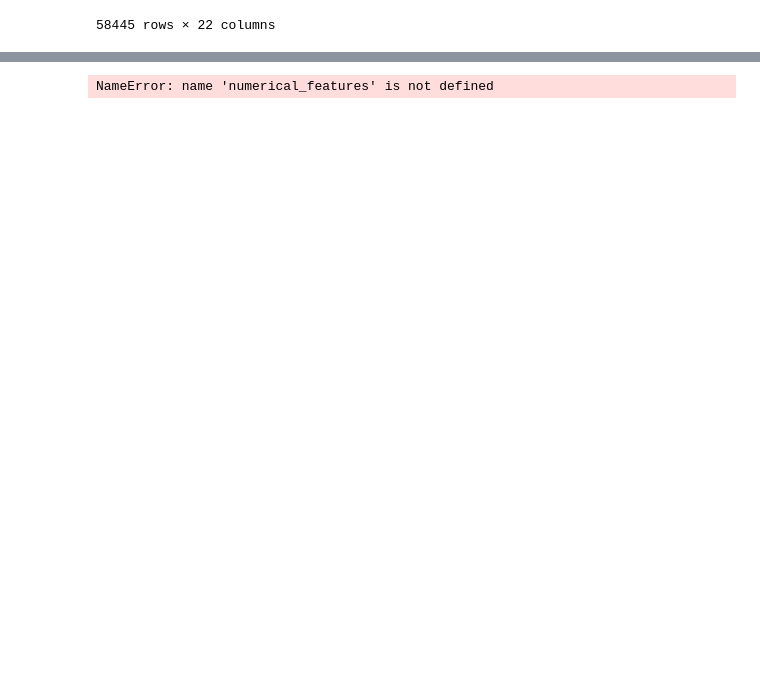
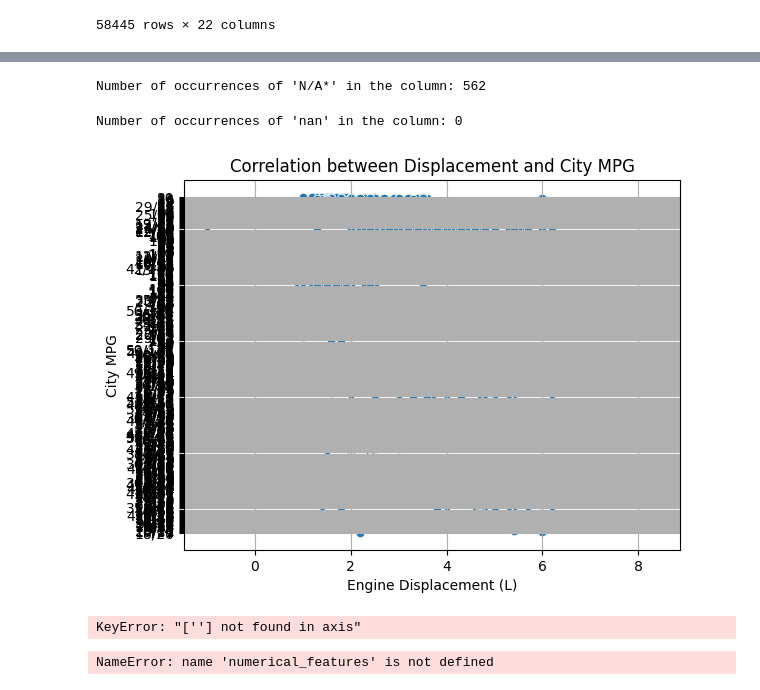
Before and after one commit to 4GeeksAcademy/World-Data-Final-Project, a Jupyter notebook: src/Auto_MPG_Dive.ipynb, the cells around one changed output, grey strips where cells are left out. Cells and saved outputs as stored; diff of their text form; code cells hidden in the pictures; blank space fills up the shorter version.

```diff
--- a/src/Auto_MPG_Dive.ipynb
+++ b/src/Auto_MPG_Dive.ipynb
@@ -194,3 +371,34 @@ merged_data
+# %%
+count_na = merged_data['City MPG'].str.contains("N/A*").sum()
+
+print("Number of occurrences of 'N/A*' in the column:", count_na)
+# %% [output]
+Number of occurrences of 'N/A*' in the column: 562
+# %%
+count_na_APS = merged_data['Air Pollution Score'].str.contains("nan").sum()
+
+print("Number of occurrences of 'nan' in the column:", count_na_APS)
+# %% [output]
+Number of occurrences of 'nan' in the column: 0
+# %%
+# Plotting to make some comparisons within our clean data
+
+import matplotlib.pyplot as plt
+import seaborn as sns
+
+merged_data = pd.DataFrame(merged_data)
+
+# Create the scatter plot
+sns.scatterplot(data=merged_data, x='Displ', y='City MPG')
+plt.title('Correlation between Displacement and City MPG')
+plt.xlabel('Engine Displacement (L)')
+plt.ylabel('City MPG')
+plt.grid(True)
+
+# Show the plot
+plt.show()
+# %% [output]
+[figure, added]
 # %%
 categorical_features = ["Cyl",
                         "Trans",
@@ -209,6 +420,8 @@ numerical_features = ["Displ",
 
 X = merged_data.drop(columns=[''])
 y = merged_data['']
+# %% [output]
+KeyError: "[''] not found in axis"
 # %%
 from sklearn.compose import ColumnTransformer
 from sklearn.preprocessing import StandardScaler, OneHotEncoder
```
Also changed, not shown: parts of 20 cells of this notebook, 2 other files.
